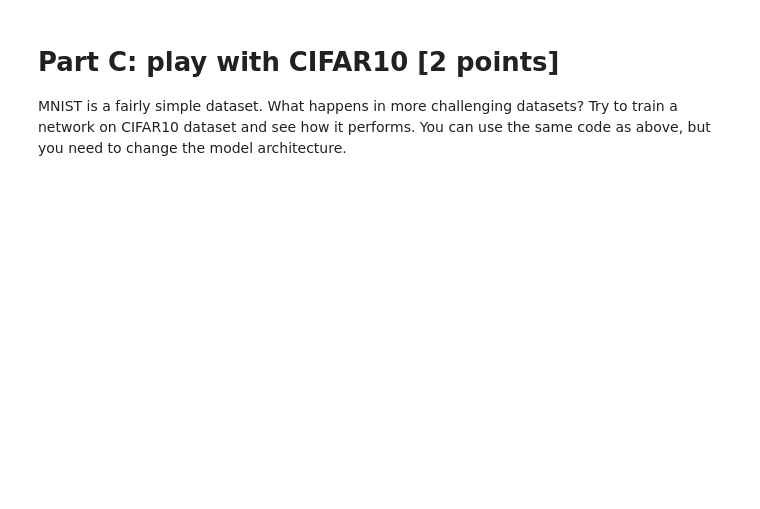
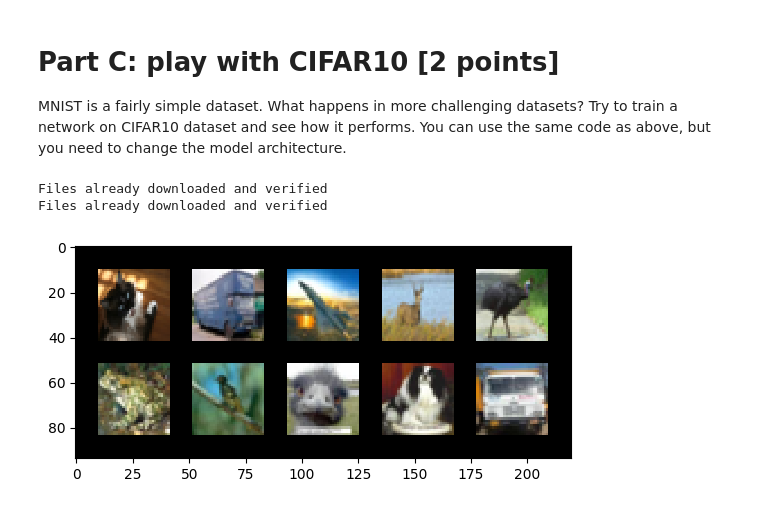
Before and after one commit to roduit/FundamentalLearningEPFL, a Jupyter notebook: TP10/[exercise]torch_and_neuralnets.ipynb, the cells around one changed output. Drawn from its saved outputs; the diff is of its cells as text; code cells hidden in the pictures; blank space fills up the shorter version.

```diff
--- a/TP10/[exercise]torch_and_neuralnets.ipynb
+++ b/TP10/[exercise]torch_and_neuralnets.ipynb
@@ -668,3 +675,57 @@ Text(0.5, 1.0, 'Loss progression across epochs')
 # Part C: play with CIFAR10 [2 points]
 
 MNIST is a fairly simple dataset. What happens in more challenging datasets? Try to train a network on CIFAR10 dataset and see how it performs. You can use the same code as above, but you need to change the model architecture.
+# %%
+# The data are given as PIL images. We need to convert our data to a type
+# that is readable by a Neural Network. Thus, we use the ToTensor() "transform"
+transform = T.Compose([
+    T.ToTensor(),
+    # T.Normalize((0.1307,), (0.3081,))
+])
+
+# load the train dataset
+# Hint: look at
+# 1. https://pytorch.org/tutorials/beginner/basics/data_tutorial.html
+# 2. https://pytorch.org/vision/stable/datasets.html
+train_dataset = torchvision.datasets.CIFAR10(
+    root='./data/',
+    train=True,
+    download=True,
+    transform=transform)
+
+# load the test dataset
+test_dataset = torchvision.datasets.CIFAR10(
+    root='./data/',
+    train=False,
+    download=True,
+    transform=transform)
+# %% [output]
+Files already downloaded and verified
+Files already downloaded and verified
+# %%
+# construct the dataloader for the traininig dataset.
+# Here we shuffle the data to promote stochasticity.
+train_dataloader = torch.utils.data.DataLoader(
+    dataset=train_dataset,
+    batch_size=BATCH_SIZE,
+    shuffle=True,
+    num_workers=2)
+
+
+# Construct the dataloader for the testing dataset.
+test_dataloader = torch.utils.data.DataLoader(
+    dataset=test_dataset,
+    batch_size=TEST_BATCH_SIZE,
+    shuffle=False,
+    num_workers=2)
+# %%
+images = next(iter(train_dataloader))[0][:10]
+grid = torchvision.utils.make_grid(images, nrow=5, padding=10)
+
+def show(img):
+    npimg = img.numpy()
+    plt.imshow(np.transpose(npimg, (1,2,0)), interpolation='nearest')
+
+show(grid)
+# %% [output]
+[figure, added]
```
Also changed, not shown: parts of 15 cells of this notebook.
